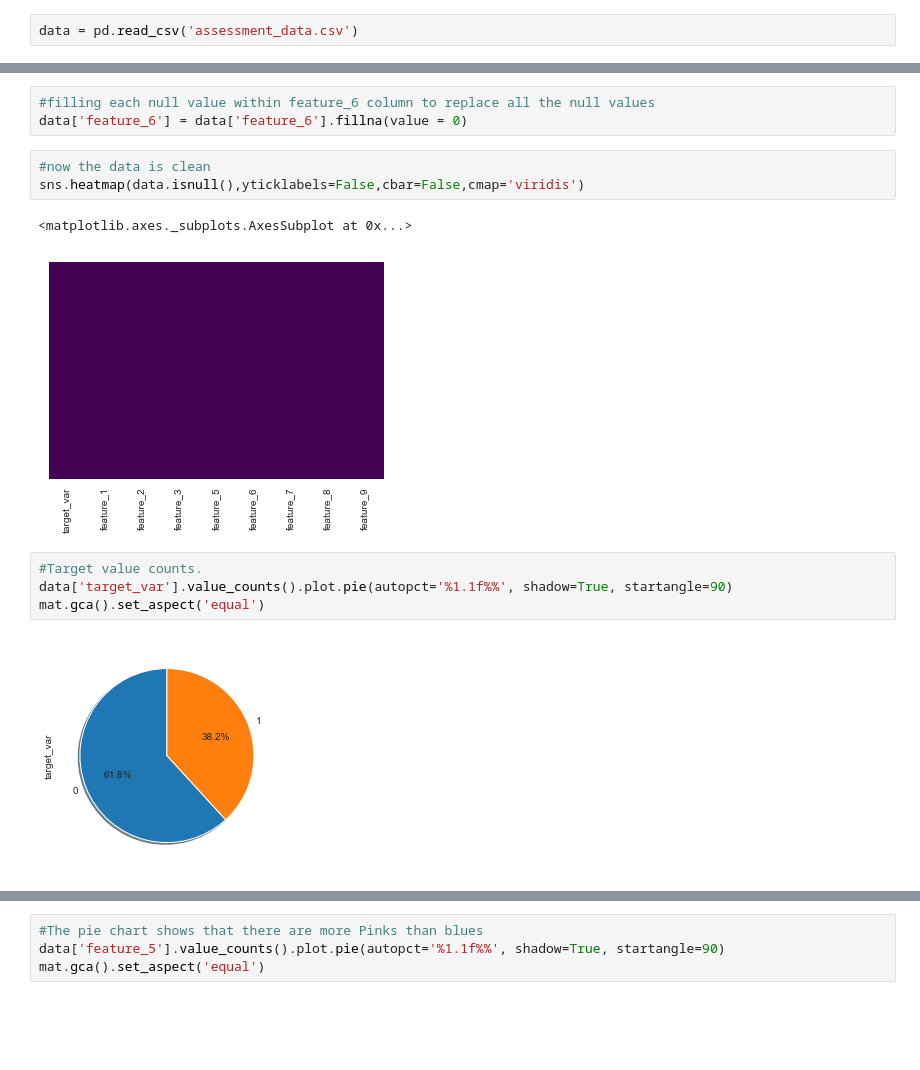
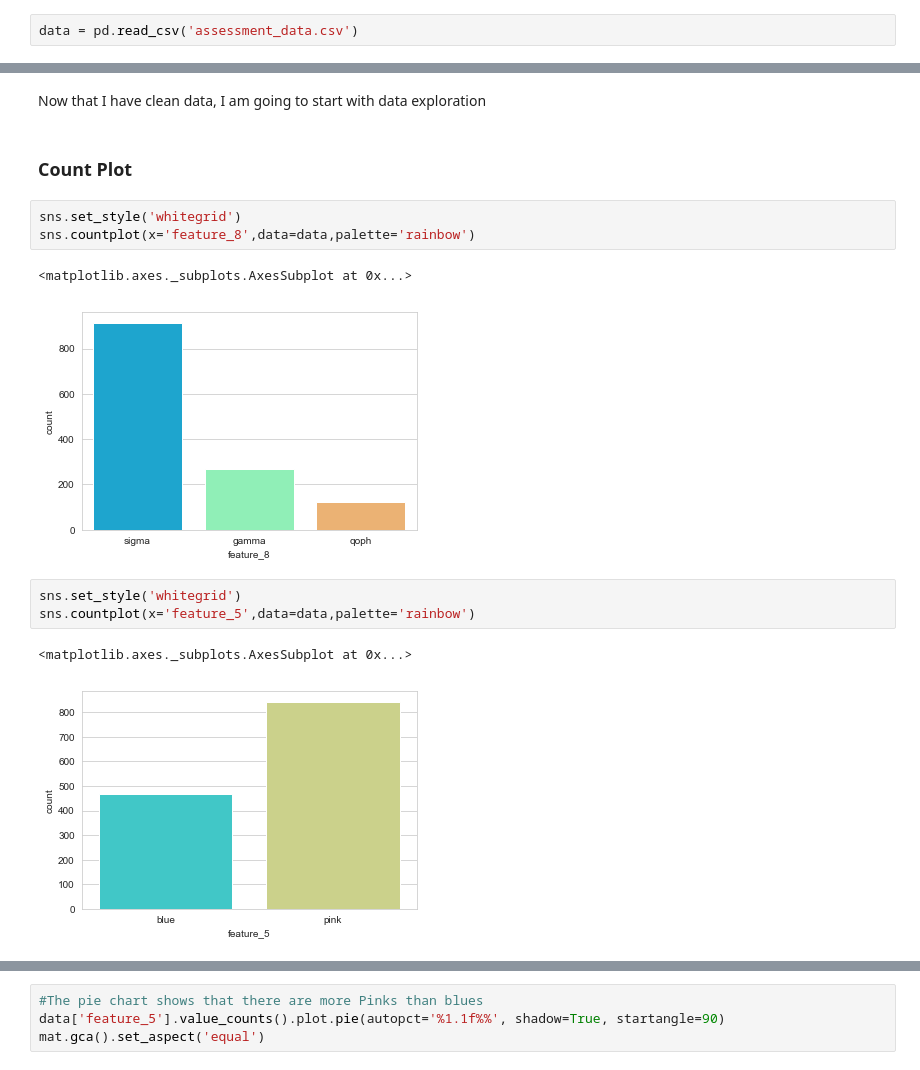
Before and after one commit to Sebolaishi/Data-Science, a Jupyter notebook: Assessment.ipynb, the cells around one changed output, grey strips where cells are left out. Drawn from its saved outputs; the diff is of its cells as text; blank space fills up the shorter version.

```diff
--- a/Assessment.ipynb
+++ b/Assessment.ipynb
@@ -51,18 +74,19 @@ sns.heatmap(data.isnull(),yticklabels=False,cbar=False,cmap='viridis')
-# %%
-#filling each null value within feature_6 column to replace all the null values
-data['feature_6'] = data['feature_6'].fillna(value = 0)
-# %%
-#now the data is clean
-sns.heatmap(data.isnull(),yticklabels=False,cbar=False,cmap='viridis')
-# %% [output]
-<matplotlib.axes._subplots.AxesSubplot at 0x...>
-[figure, removed]
-# %%
-#Target value counts.
-data['target_var'].value_counts().plot.pie(autopct='%1.1f%%', shadow=True, startangle=90)
-mat.gca().set_aspect('equal')
-# %% [output]
-[figure, removed]
+# %% [markdown]
+Now that I have clean data, I am going to start with data exploration
+# %% [markdown]
+### Count Plot
+# %%
+sns.set_style('whitegrid')
+sns.countplot(x='feature_8',data=data,palette='rainbow')
+# %% [output]
+<matplotlib.axes._subplots.AxesSubplot at 0x...>
+[figure, added]
+# %%
+sns.set_style('whitegrid')
+sns.countplot(x='feature_5',data=data,palette='rainbow')
+# %% [output]
+<matplotlib.axes._subplots.AxesSubplot at 0x...>
+[figure, added]
 # %%
 #checking counts for items from feature 5 in the binary expression of target_var
 sns.set_style('whitegrid')
```
Also changed, not shown: parts of 55 cells of this notebook.
